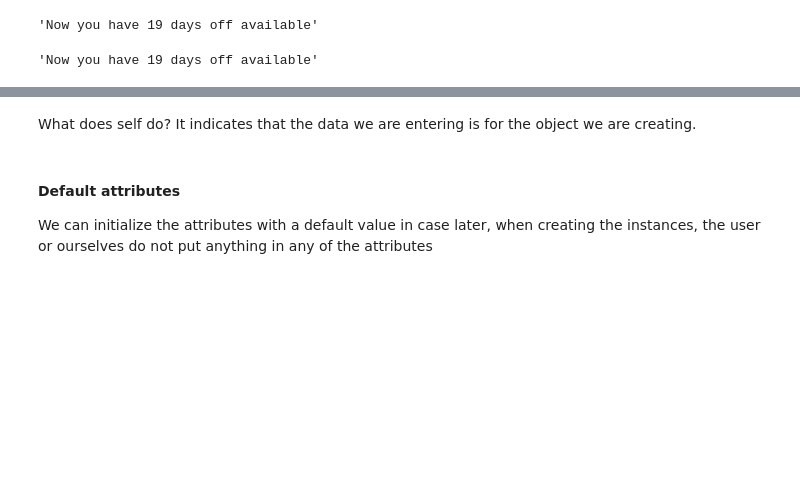
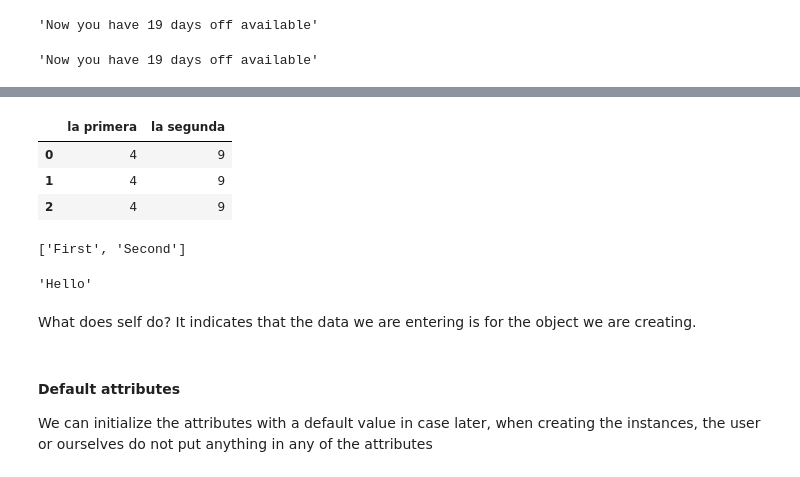
Before and after one commit to Ironhack-data-bcn-january-2023/lectures, a Jupyter notebook: week-1/5.1- OOP.ipynb, the cells around one changed output, grey strips where cells are left out. Cells and saved outputs as stored; diff of their text form; code cells hidden in the pictures; blank space fills up the shorter version.

```diff
--- a/week-1/5.1- OOP.ipynb
+++ b/week-1/5.1- OOP.ipynb
@@ -675,0 +742,11 @@ class Staff ():
+# %%
+df
+# %% [output]
+|  | la primera | la segunda |
+| 0 | 4 | 9 |
+| 1 | 4 | 9 |
+| 2 | 4 | 9 |
+# %%
+list(df.columns)
+# %% [output]
+['First', 'Second']
@@ -676,3 +761,7 @@ class Staff ():
+# %%
+outside_variable
+# %% [output]
+'Hello'
 # %%
 albert.hobbies() #shows the hobbies
 # %%
```
Also changed, not shown: parts of 38 cells of this notebook.
